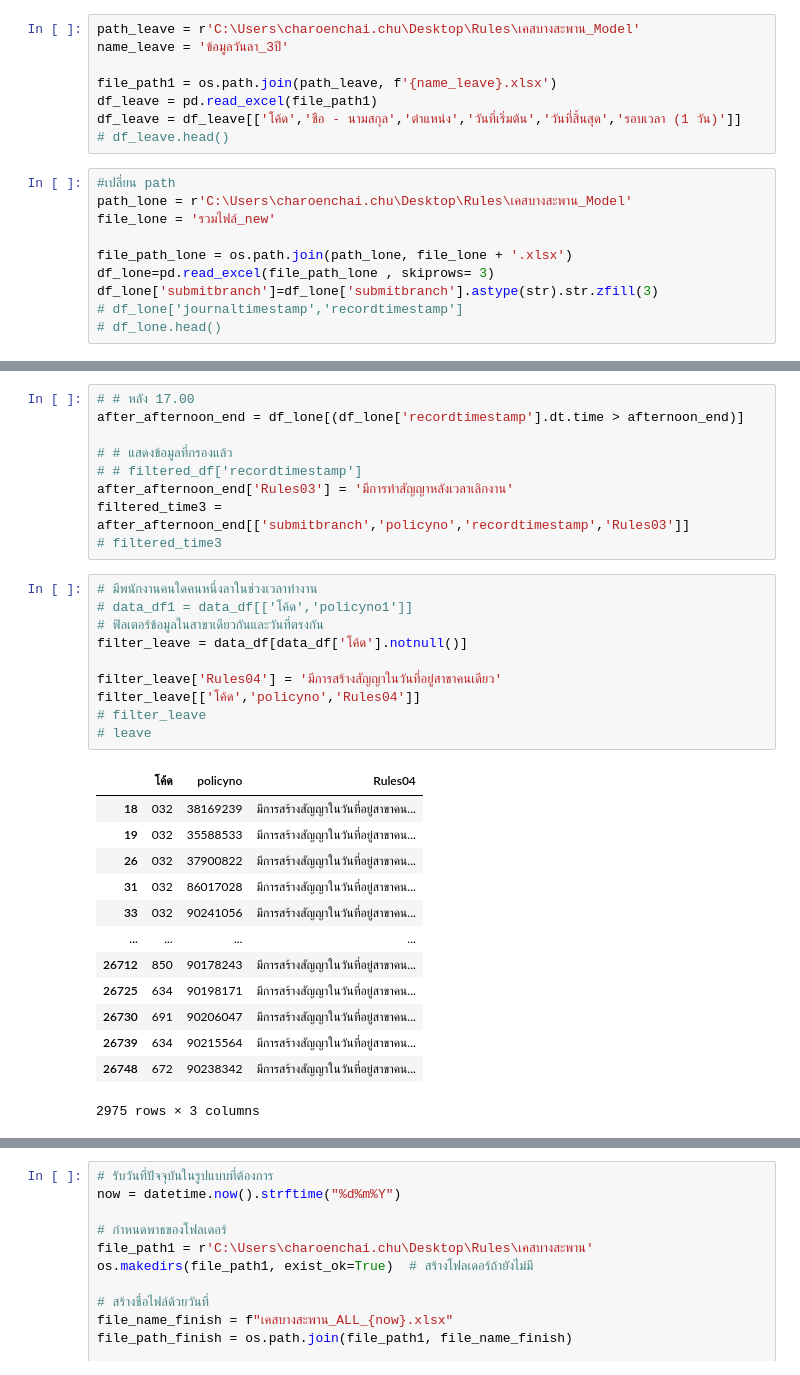
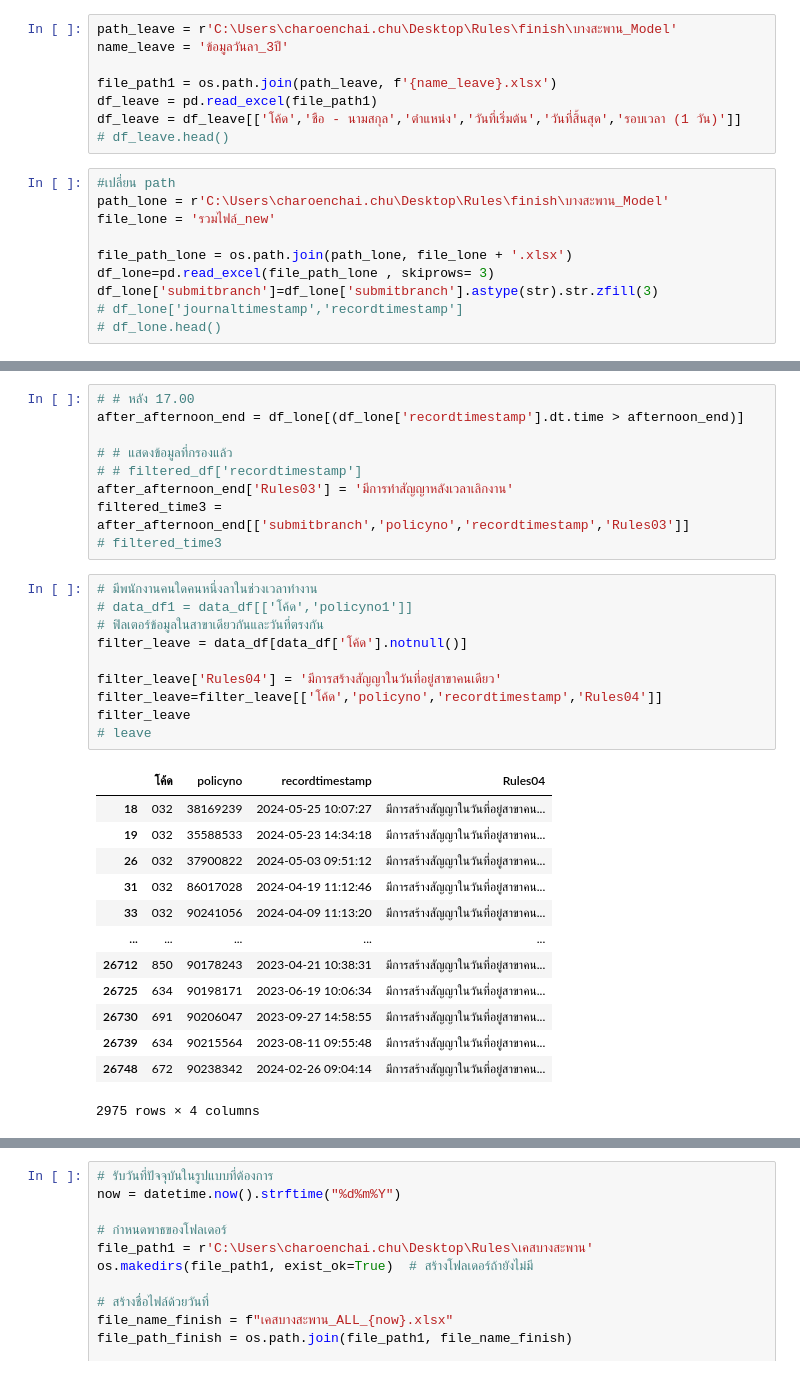
Before and after one commit to CCharoenchai/Rules-Desktop, a Jupyter notebook: บางสะพานModel.ipynb, the cells around one changed output, grey strips where cells are left out. Saved outputs shown, nothing was run; the diff lists cells and outputs as text.

```diff
--- a/เคสบางสะพาน.ipynb
+++ b/บางสะพานModel.ipynb
@@ -8,7 +8,7 @@ from dateutil.relativedelta import relativedelta
 # %%
 warnings.filterwarnings('ignore')
 # %%
-path_leave = r'C:\Users\charoenchai.chu\Desktop\Rules\เคสบางสะพาน_Model'
+path_leave = r'C:\Users\charoenchai.chu\Desktop\Rules\finish\บางสะพาน_Model'
 name_leave = 'ข้อมูลวันลา_3ปี'
 
 file_path1 = os.path.join(path_leave, f'{name_leave}.xlsx')
@@ -17,7 +17,7 @@ df_leave = df_leave[['โค้ด','ชือ - นามสกุล','ตำ
 # df_leave.head()
 # %%
 #เปลี่ยน path
-path_lone = r'C:\Users\charoenchai.chu\Desktop\Rules\เคสบางสะพาน_Model'
+path_lone = r'C:\Users\charoenchai.chu\Desktop\Rules\finish\บางสะพาน_Model'
 file_lone = 'รวมไฟล์_new'
 
 file_path_lone = os.path.join(path_lone, file_lone + '.xlsx')
@@ -108,27 +136,27 @@ filtered_time3 = after_afternoon_end[['submitbranch','policyno','recordtimestamp
 # %%
 # มีพนักงานคนใดคนหนึ่งลาในช่วงเวลาทำงาน
 # data_df1 = data_df[['โค้ด','policyno1']]
 # ฟิลเตอร์ข้อมูลในสาขาเดียวกันและวันที่ตรงกัน
 filter_leave = data_df[data_df['โค้ด'].notnull()]
 
 filter_leave['Rules04'] = 'มีการสร้างสัญญาในวันที่อยู่สาขาคนเดียว'
-filter_leave[['โค้ด','policyno','Rules04']]
-# filter_leave
+filter_leave=filter_leave[['โค้ด','policyno','recordtimestamp','Rules04']]
+filter_leave
 # leave
 # %% [output]
-|  | โค้ด | policyno | Rules04 |
-| 18 | 032 | 38169239 | มีการสร้างสัญญาในวันที่อยู่สาขาคน... |
-| 19 | 032 | 35588533 | มีการสร้างสัญญาในวันที่อยู่สาขาคน... |
-| 26 | 032 | 37900822 | มีการสร้างสัญญาในวันที่อยู่สาขาคน... |
-| 31 | 032 | 86017028 | มีการสร้างสัญญาในวันที่อยู่สาขาคน... |
-| 33 | 032 | 90241056 | มีการสร้างสัญญาในวันที่อยู่สาขาคน... |
-| ... | ... | ... | ... |
-| 26712 | 850 | 90178243 | มีการสร้างสัญญาในวันที่อยู่สาขาคน... |
-| 26725 | 634 | 90198171 | มีการสร้างสัญญาในวันที่อยู่สาขาคน... |
-| 26730 | 691 | 90206047 | มีการสร้างสัญญาในวันที่อยู่สาขาคน... |
-| 26739 | 634 | 90215564 | มีการสร้างสัญญาในวันที่อยู่สาขาคน... |
-| 26748 | 672 | 90238342 | มีการสร้างสัญญาในวันที่อยู่สาขาคน... |
+|  | โค้ด | policyno | recordtimestamp | Rules04 |
+| 18 | 032 | 38169239 | 2024-05-25 10:07:27 | มีการสร้างสัญญาในวันที่อยู่สาขาคน... |
+| 19 | 032 | 35588533 | 2024-05-23 14:34:18 | มีการสร้างสัญญาในวันที่อยู่สาขาคน... |
+| 26 | 032 | 37900822 | 2024-05-03 09:51:12 | มีการสร้างสัญญาในวันที่อยู่สาขาคน... |
+| 31 | 032 | 86017028 | 2024-04-19 11:12:46 | มีการสร้างสัญญาในวันที่อยู่สาขาคน... |
+| 33 | 032 | 90241056 | 2024-04-09 11:13:20 | มีการสร้างสัญญาในวันที่อยู่สาขาคน... |
+| ... | ... | ... | ... | ... |
+| 26712 | 850 | 90178243 | 2023-04-21 10:38:31 | มีการสร้างสัญญาในวันที่อยู่สาขาคน... |
+| 26725 | 634 | 90198171 | 2023-06-19 10:06:34 | มีการสร้างสัญญาในวันที่อยู่สาขาคน... |
+| 26730 | 691 | 90206047 | 2023-09-27 14:58:55 | มีการสร้างสัญญาในวันที่อยู่สาขาคน... |
+| 26739 | 634 | 90215564 | 2023-08-11 09:55:48 | มีการสร้างสัญญาในวันที่อยู่สาขาคน... |
+| 26748 | 672 | 90238342 | 2024-02-26 09:04:14 | มีการสร้างสัญญาในวันที่อยู่สาขาคน... |
-2975 rows × 3 columns
+2975 rows × 4 columns
 # %%
 # ทำ left join โดยเริ่มจาก df1 กับ df2
 df_left_join_1 = data_df.merge(filtered_time1, how='left', on=['submitbranch','policyno','recordtimestamp'])
```
Also changed, not shown: parts of 5 cells of this notebook, 3 other files.
